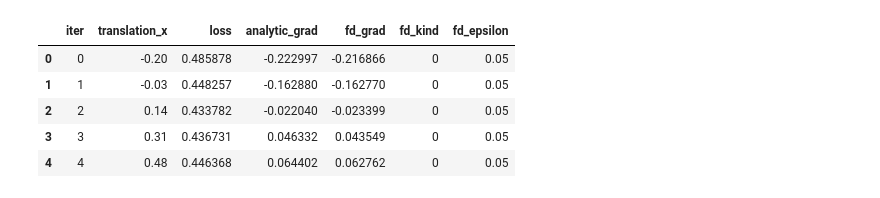
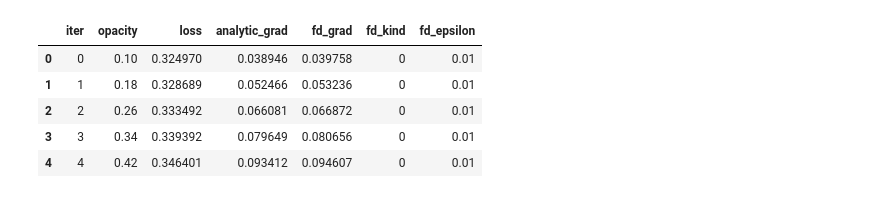
Before and after one commit to M-Gjerde/DifferentiablePointRendering, a Jupyter notebook: python/finite_difference/notebook_scatter_2.ipynb, the cells around one changed output. Drawn from its saved outputs; the diff is of its cells as text; code cells hidden in the pictures.

```diff
--- a/python/finite_difference/notebook_scatter_2.ipynb
+++ b/python/finite_difference/notebook_scatter_2.ipynb
@@ -1,31 +1,31 @@
 # %%
 import pandas as pd
 from pathlib import Path
 
 test = "0"
-index = "1"
-parameter= "translation_x"
-scene = "simple_1"
+index = "2"
+parameter= "opacity"
+scene = "cornell"
 camera = "camera1"
 csv_path = Path(f"Output/{scene}/{parameter}/{index}/{test}/{camera}_{parameter}_sweep.csv")
 
 if not csv_path.exists():
     raise FileNotFoundError(f"CSV file not found: {csv_path}")
 
 df = pd.read_csv(csv_path)
 
 required_columns = {f"{parameter}", "loss", "analytic_grad", "fd_grad"}
 if not required_columns.issubset(df.columns):
     raise RuntimeError(f"CSV must contain columns: {required_columns}")
 
 df.head()
 # %% [output]
-|  | iter | translation_x | loss | analytic_grad | fd_grad | fd_kind | fd_epsilon |
-| 0 | 0 | -0.20 | 0.485878 | -0.222997 | -0.216866 | 0 | 0.05 |
-| 1 | 1 | -0.03 | 0.448257 | -0.162880 | -0.162770 | 0 | 0.05 |
-| 2 | 2 | 0.14 | 0.433782 | -0.022040 | -0.023399 | 0 | 0.05 |
-| 3 | 3 | 0.31 | 0.436731 | 0.046332 | 0.043549 | 0 | 0.05 |
-| 4 | 4 | 0.48 | 0.446368 | 0.064402 | 0.062762 | 0 | 0.05 |
+|  | iter | opacity | loss | analytic_grad | fd_grad | fd_kind | fd_epsilon |
+| 0 | 0 | 0.10 | 0.324970 | 0.038946 | 0.039758 | 0 | 0.01 |
+| 1 | 1 | 0.18 | 0.328689 | 0.052466 | 0.053236 | 0 | 0.01 |
+| 2 | 2 | 0.26 | 0.333492 | 0.066081 | 0.066872 | 0 | 0.01 |
+| 3 | 3 | 0.34 | 0.339392 | 0.079649 | 0.080656 | 0 | 0.01 |
+| 4 | 4 | 0.42 | 0.346401 | 0.093412 | 0.094607 | 0 | 0.01 |
 # %%
 
 import matplotlib.pyplot as plt
```
Also changed, not shown: parts of 7 cells of this notebook, 9 other files.
